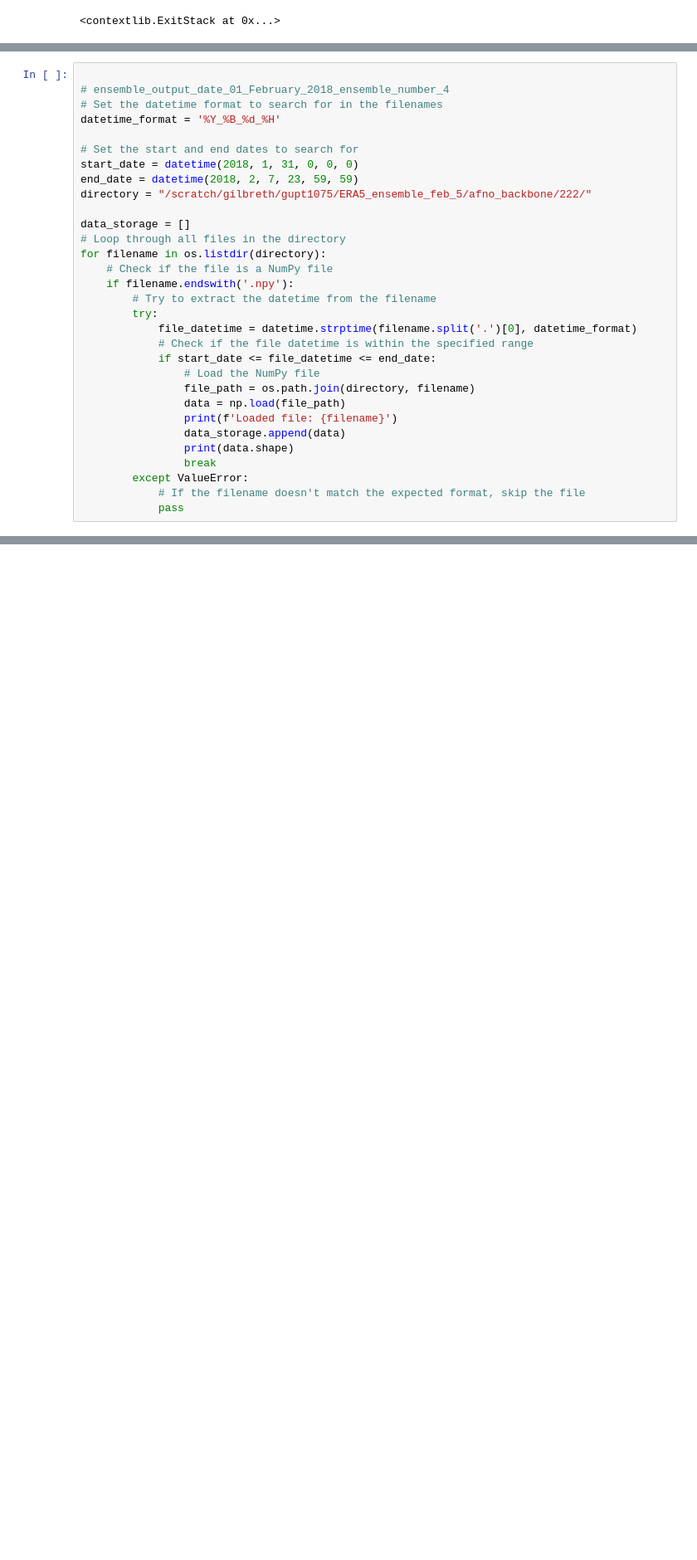
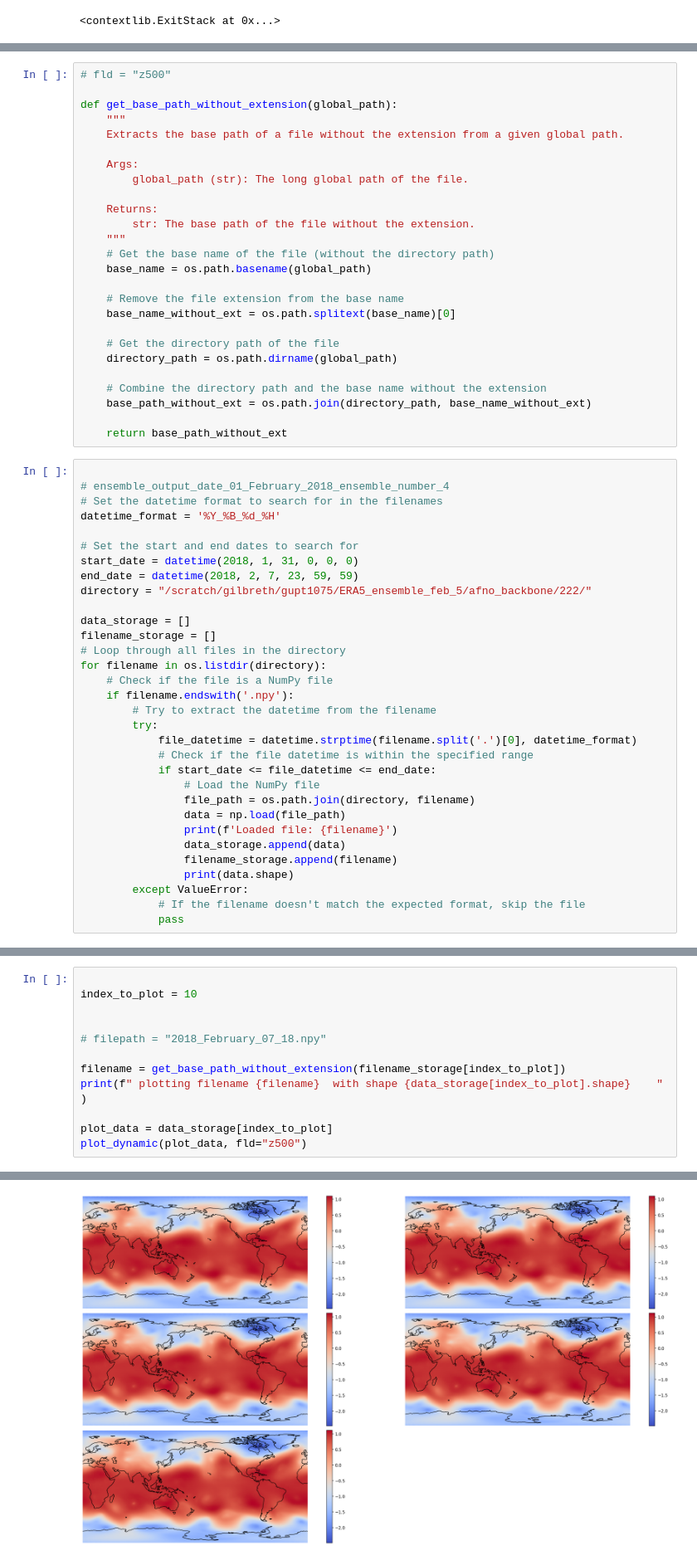
Before and after one commit to rishabh135/FourCastNet_gil, a Jupyter notebook: inference_with_datetime_plot.ipynb, the cells around one changed output, grey strips where cells are left out. Shown at 83% size. Drawn from its saved outputs; the diff is of its cells as text; blank space fills up the shorter version.

Commit message:
added filename from path plotting ensemble

```diff
--- a/inference_with_datetime_plot.ipynb
+++ b/inference_with_datetime_plot.ipynb
@@ -125,3 +125,29 @@ def plot_dynamic(data, fld="z500"):
+# %%
+# fld = "z500"
+
+def get_base_path_without_extension(global_path):
+    """
+    Extracts the base path of a file without the extension from a given global path.
+
+    Args:
+        global_path (str): The long global path of the file.
+
+    Returns:
+        str: The base path of the file without the extension.
+    """
+    # Get the base name of the file (without the directory path)
+    base_name = os.path.basename(global_path)
+
+    # Remove the file extension from the base name
+    base_name_without_ext = os.path.splitext(base_name)[0]
+
+    # Get the directory path of the file
+    directory_path = os.path.dirname(global_path)
+
+    # Combine the directory path and the base name without the extension
+    base_path_without_ext = os.path.join(directory_path, base_name_without_ext)
+
+    return base_path_without_ext
 # %%
 
 # ensemble_output_date_01_February_2018_ensemble_number_4
@@ -134,6 +160,7 @@ end_date = datetime(2018, 2, 7, 23, 59, 59)
 directory = "/scratch/gilbreth/gupt1075/ERA5_ensemble_feb_5/afno_backbone/222/"
 
 data_storage = []
+filename_storage = []
 # Loop through all files in the directory
 for filename in os.listdir(directory):
     # Check if the file is a NumPy file
@@ -148,8 +175,8 @@ for filename in os.listdir(directory):
                 data = np.load(file_path)
                 print(f'Loaded file: {filename}')
                 data_storage.append(data)
+                filename_storage.append(filename)
                 print(data.shape)
-                break
         except ValueError:
             # If the filename doesn't match the expected format, skip the file
             pass
@@ -168,0 +201,13 @@ NameError: name 'date_str' is not defined
+# %%
+
+index_to_plot = 10
+
+
+# filepath = "2018_February_07_18.npy"
+
+filename = get_base_path_without_extension(filename_storage[index_to_plot])
+print(f" plotting filename {filename}  with shape {data_storage[index_to_plot].shape}    " )
+
+plot_data = data_storage[index_to_plot]
+plot_dynamic(plot_data, fld="z500")
+# %% [output]
@@ -168,0 +215 @@ NameError: name 'date_str' is not defined
+[figure, added]
```
Also changed, not shown: parts of 5 cells of this notebook, 1 other file.
